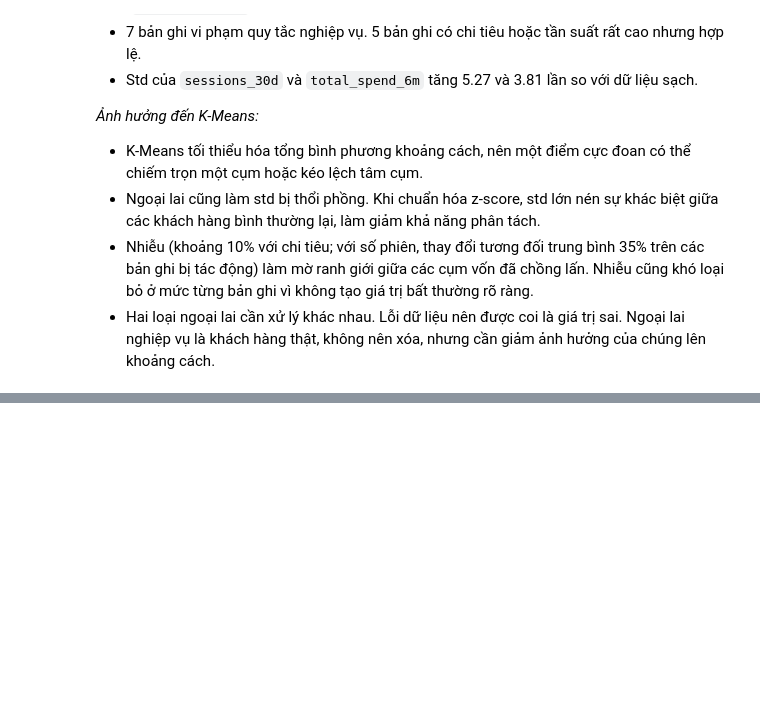
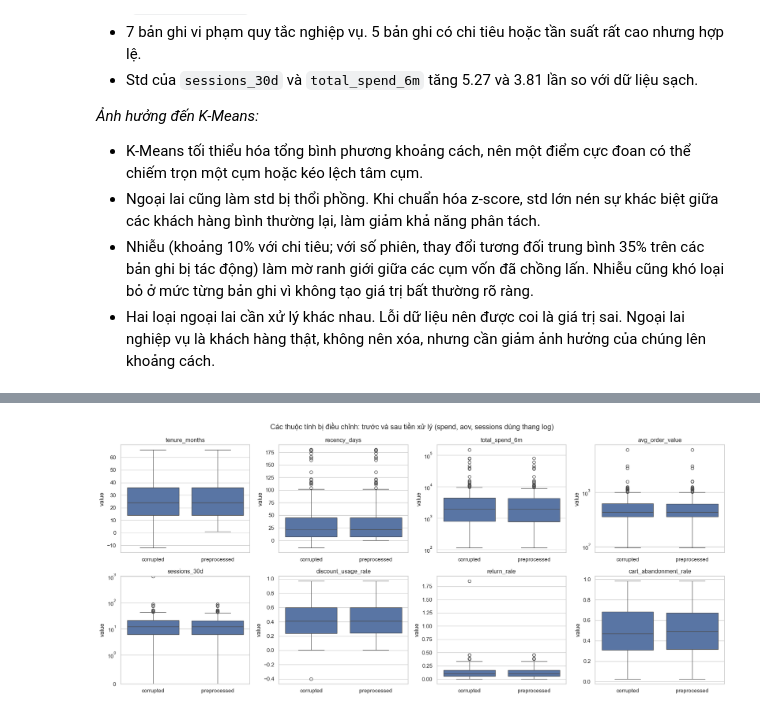
Before and after one commit to Longkyoladn/Datamining-, a Jupyter notebook: customer_segmentation/notebooks/customer_segmentation.ipynb, the cells around one changed output, grey strips where cells are left out. Drawn from its saved outputs; the diff is of its cells as text; code cells hidden in the pictures; blank space fills up the shorter version.

```diff
--- a/customer_segmentation/notebooks/customer_segmentation.ipynb
+++ b/customer_segmentation/notebooks/customer_segmentation.ipynb
@@ -1259,0 +1271,3 @@ Như vậy, nhiễu và ngoại lai tác động chủ yếu lên các thống k
+# %%
+raw_df = pd.read_csv(DATA_DIR / "customers_corrupted.csv")
+print(raw_df.shape)
@@ -1259,0 +1671,12 @@ Như vậy, nhiễu và ngoại lai tác động chủ yếu lên các thống k
+# %%
+per_column = pd.DataFrame({
+    "missing_before": raw_df[INPUT_FEATURES].isna().sum(),
+    "invalid_before": invalid_log["column"].value_counts(),
+    "adjusted_cells": changed_cells.sum(),
+    "missing_after": preprocessed_df[INPUT_FEATURES].isna().sum(),
+}).fillna(0).astype(int).loc[INPUT_FEATURES]
+affected_columns = per_column.index[per_column["adjusted_cells"] > 0].tolist()
+print(per_column.loc[affected_columns].to_string())
+
+preprocessing_stats = compare_statistics(raw_df, preprocessed_df, affected_columns)
+preprocessing_stats.round(3)
@@ -1259,0 +1703,24 @@ Như vậy, nhiễu và ngoại lai tác động chủ yếu lên các thống k
+# %%
+fig, axes = plt.subplots(2, 4, figsize=(18, 8))
+for ax, column in zip(axes.ravel(), affected_columns):
+    long = pd.concat([
+        pd.DataFrame({"value": raw_df[column], "version": "corrupted"}),
+        pd.DataFrame({"value": preprocessed_df[column], "version": "preprocessed"}),
+    ], ignore_index=True)
+    sns.boxplot(data=long, x="version", y="value", ax=ax)
+    ax.set_title(column)
+    ax.set_xlabel("")
+    if column in ["total_spend_6m", "avg_order_value"]:
+        ax.set_yscale("log")
+    elif column == "sessions_30d":
+        # sessions có giá trị 0 nên dùng symlog, cắt trục tại 0 vì không có giá trị âm.
+        ax.set_yscale("symlog", linthresh=1)
+        ax.set_ylim(bottom=0)
+for ax in axes.ravel()[len(affected_columns):]:
+    ax.set_visible(False)
+fig.suptitle("Các thuộc tính bị điều chỉnh: trước và sau tiền xử lý (spend, aov, sessions dùng thang log)")
+fig.tight_layout()
+fig.savefig(FIGURE_DIR / "c_before_after_preprocessing.png", dpi=150)
+plt.show()
+# %% [output]
+[figure, added]
```
Also changed, not shown: parts of 30 cells of this notebook, 3 other files.
